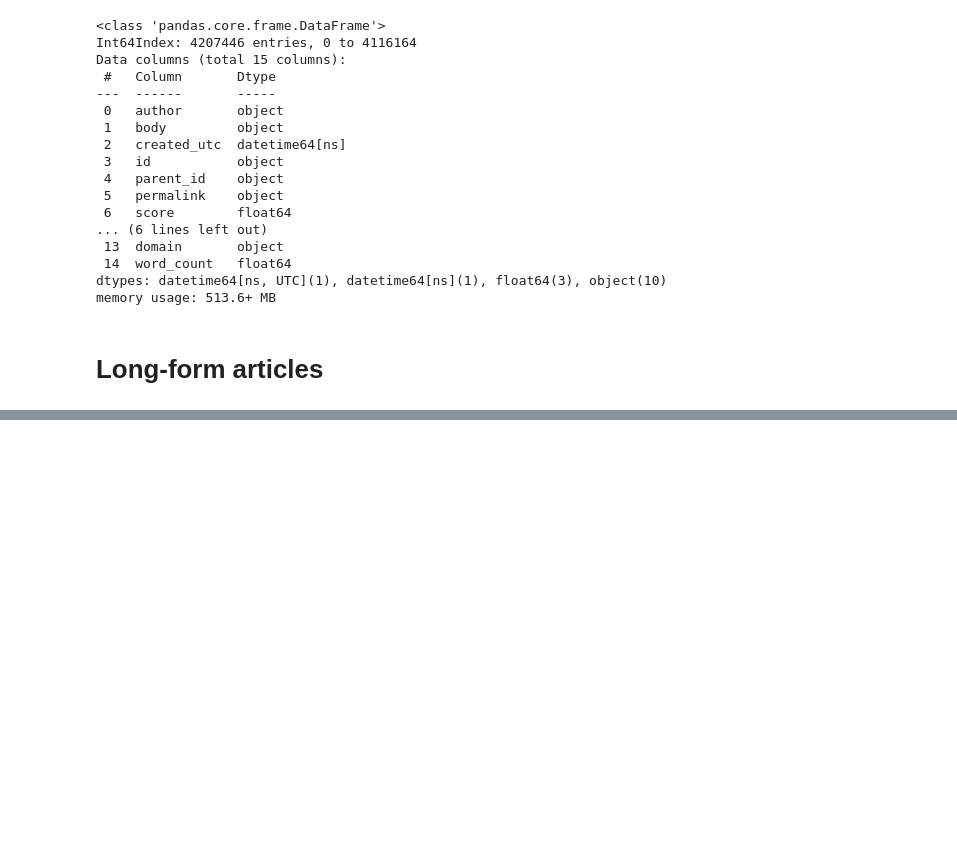
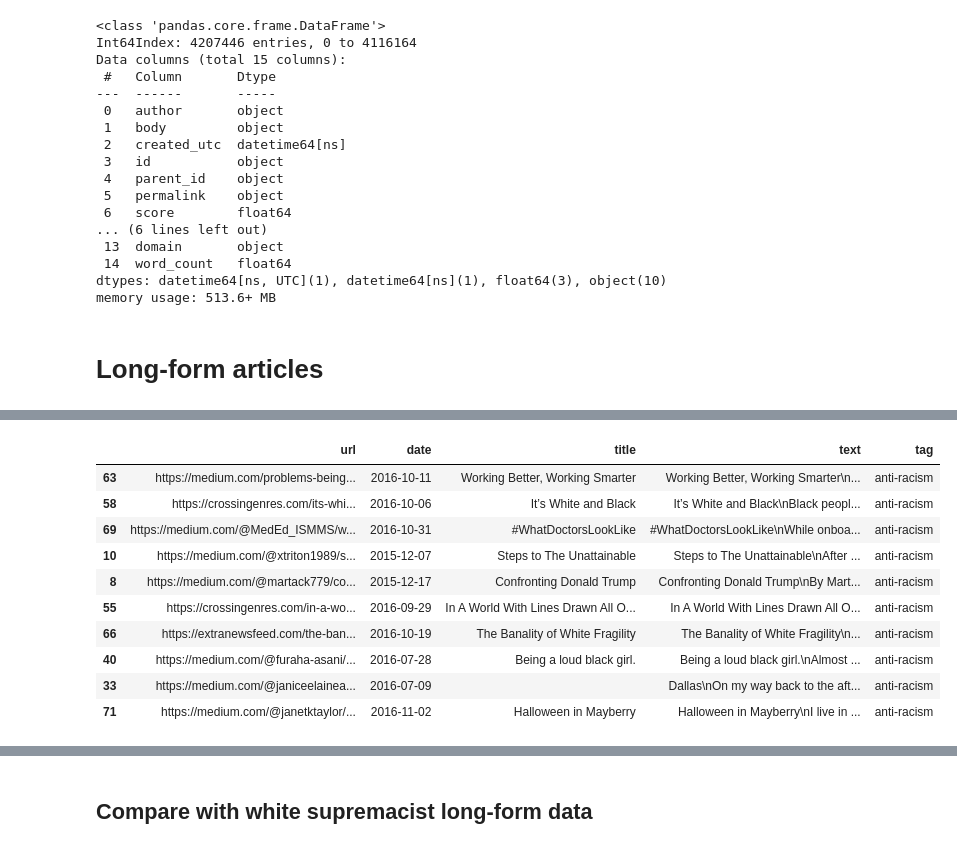
Before and after one commit to michaelmilleryoder/white_supremacist_lang, a Jupyter notebook: jupyter/antiracist_data.ipynb, the cells around one changed output, grey strips where cells are left out. Cells and saved outputs as stored; diff of their text form; code cells hidden in the pictures; blank space fills up the shorter version.

Commit message:
antiracist running

```diff
--- a/jupyter/antiracist_data.ipynb
+++ b/jupyter/antiracist_data.ipynb
@@ -576,0 +544,19 @@ articles_lookup
+# %%
+# Load data
+import os
+import re
+import pandas as pd
+
+dirpath = '../data/antiracist/medium/'
+dfs = []
+for fname in [f for f in os.listdir(dirpath) if f.endswith('.jsonl')]:
+    tag = re.split(r'_articles\d?\.', fname)[0]
+    fpath = os.path.join(dirpath, fname)
+    dfs.append(pd.read_json(fpath, orient='records', lines=True).assign(tag=tag))
+data = pd.concat(dfs)
+
+# Filter out empty articles
+print(len(data))
+data = data[data.title != data.text]
+data.info()
+data.tag.value_counts()
@@ -576,0 +580,19 @@ articles_lookup
+# %%
+from IPython.display import display
+
+pd.set_option('display.max_colwidth', None)
+for tag in data.tag.unique():
+    print(tag)
+    display(data.query('tag==@tag').sample(5))
+# %% [output]
+|  | url | date | title | text | tag |
+| 63 | https://medium.com/problems-being... | 2016-10-11 | Working Better, Working Smarter | Working Better, Working Smarter\n... | anti-racism |
+| 58 | https://crossingenres.com/its-whi... | 2016-10-06 | It’s White and Black | It’s White and Black\nBlack peopl... | anti-racism |
+| 69 | https://medium.com/@MedEd_ISMMS/w... | 2016-10-31 | #WhatDoctorsLookLike | #WhatDoctorsLookLike\nWhile onboa... | anti-racism |
+| 10 | https://medium.com/@xtriton1989/s... | 2015-12-07 | Steps to The Unattainable | Steps to The Unattainable\nAfter ... | anti-racism |
+| 8 | https://medium.com/@martack779/co... | 2015-12-17 | Confronting Donald Trump | Confronting Donald Trump\nBy Mart... | anti-racism |
+| 55 | https://crossingenres.com/in-a-wo... | 2016-09-29 | In A World With Lines Drawn All O... | In A World With Lines Drawn All O... | anti-racism |
+| 66 | https://extranewsfeed.com/the-ban... | 2016-10-19 | The Banality of White Fragility | The Banality of White Fragility\n... | anti-racism |
+| 40 | https://medium.com/@furaha-asani/... | 2016-07-28 | Being a loud black girl. | Being a loud black girl.\nAlmost ... | anti-racism |
+| 33 | https://medium.com/@janiceelainea... | 2016-07-09 |  | Dallas\nOn my way back to the aft... | anti-racism |
+| 71 | https://medium.com/@janetktaylor/... | 2016-11-02 | Halloween in Mayberry | Halloween in Mayberry\nI live in ... | anti-racism |
@@ -576,0 +610,2 @@ articles_lookup
+# %% [markdown]
+## Compare with white supremacist long-form data
```
Also changed, not shown: parts of 18 cells of this notebook, 8 other files.
